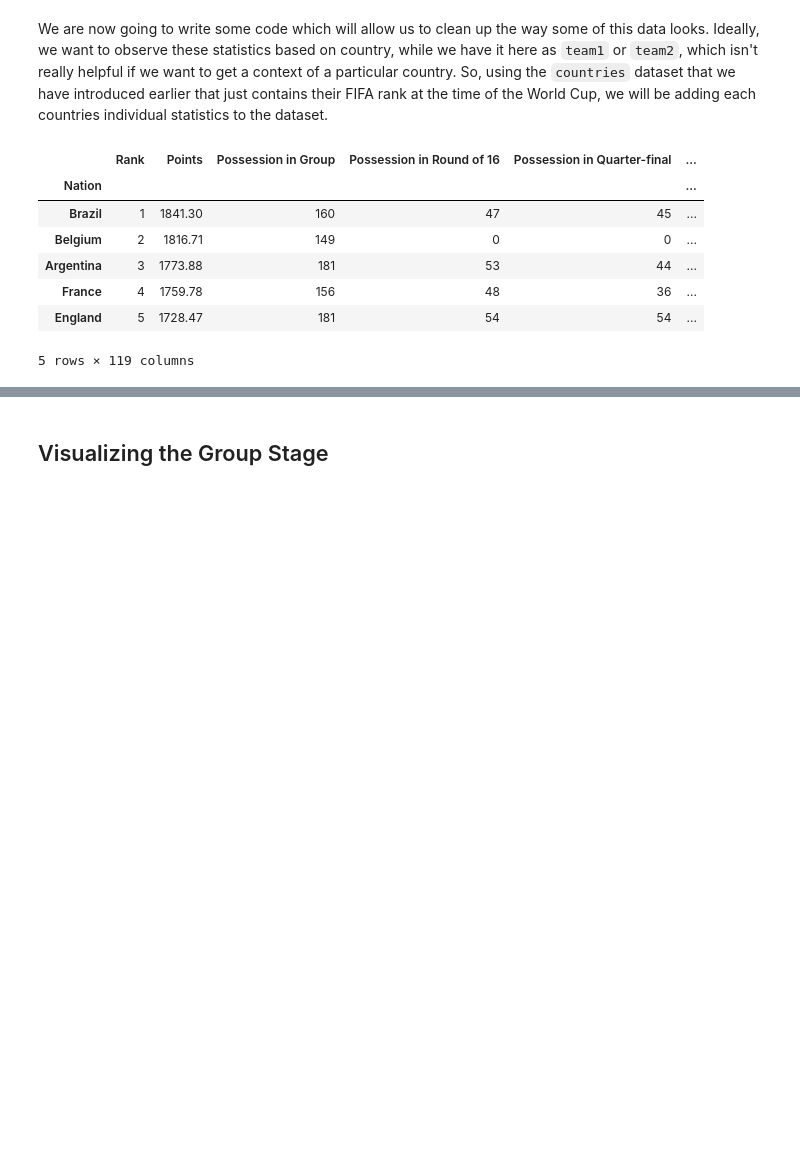
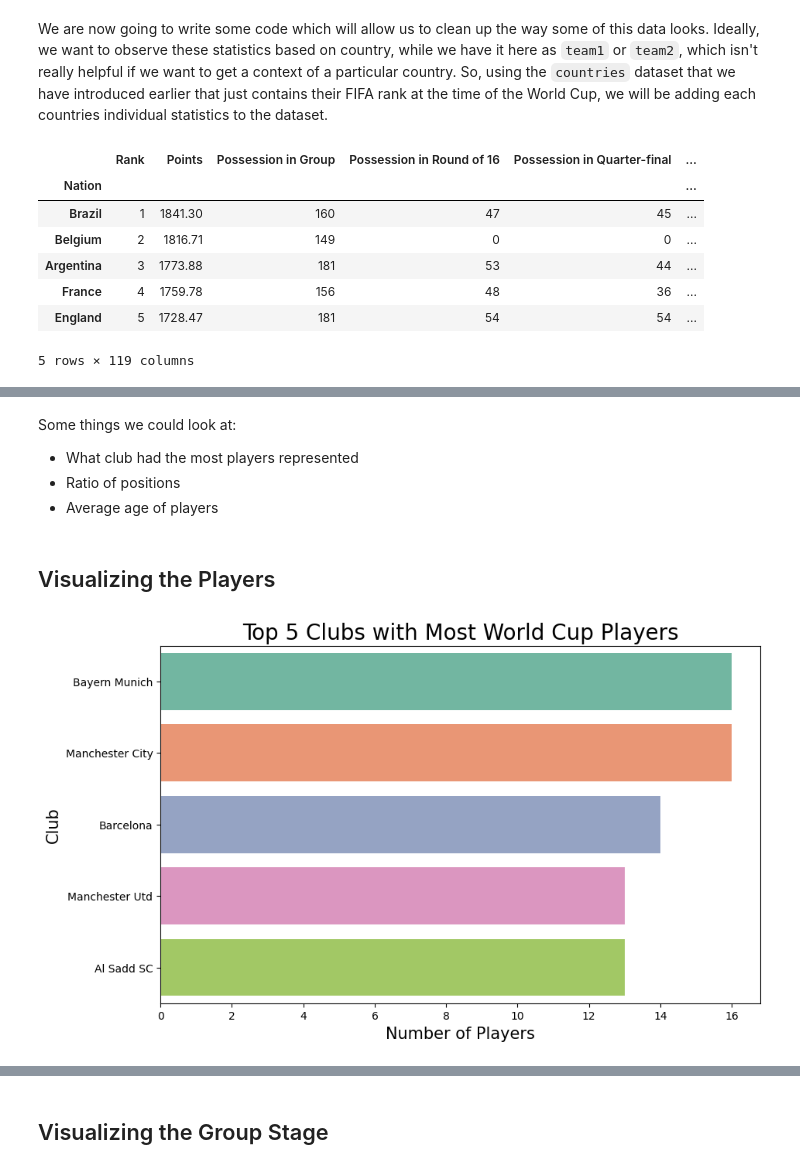
Before and after one commit to ccvale/2022-Qatar-World-Cup-Analysis, a Jupyter notebook: worldcup.ipynb, the cells around one changed output, grey strips where cells are left out. Cells and saved outputs as stored; diff of their text form; code cells hidden in the pictures; blank space fills up the shorter version.

Commit message:
added more data

```diff
--- a/worldcup.ipynb
+++ b/worldcup.ipynb
@@ -322,0 +362,26 @@ countries.head()
+# %%
+players = pd.read_csv('player_stats.csv')
+
+duplicate_columns = ['player', 'club', 'position', 'age', 'team', 'birth_year', 'minutes_90s']
+players = players[duplicate_columns]
+
+keeper_columns = ['position','team','age','club','birth_year','games','games_starts','minutes','minutes_90s']
+
+player_defense = pd.read_csv('player_defense.csv').drop(duplicate_columns[2:], axis=1)
+player_shooting = pd.read_csv('player_shooting.csv').drop(duplicate_columns[2:], axis=1)
+player_possession = pd.read_csv('player_possession.csv').drop(duplicate_columns[2:], axis=1)
+player_keepers = pd.read_csv('player_keepers.csv').drop(keeper_columns, axis=1)
+
+
+# merging all of the above dataframes into one
+players = players.merge(player_defense, on='player')
+players = players.merge(player_shooting, on='player')
+players = players.merge(player_possession, on='player')
+
+#players = players.merge(player_keepers, on='player') -> for some reason everything fucks up with keepers added
+
+
+players['age'] = players['age'].astype(str).str[:2].astype(int)
+
+
+players
@@ -322,0 +402,16 @@ countries.head()
+# %% [markdown]
+Some things we could look at:
+- What club had the most players represented
+- Ratio of positions
+- Average age of players
+# %% [markdown]
+## Visualizing the Players
+# %%
+plt.figure(figsize=(10, 6))
+sns.countplot(y='club', data=players, order=players['club'].value_counts().iloc[:5].index, palette='Set2')
+plt.title('Top 5 Clubs with Most World Cup Players', fontsize=20)
+plt.xlabel('Number of Players', fontsize=15)
+plt.ylabel('Club', fontsize=15)
+plt.show()
+# %% [output]
+[figure, added]
```
Also changed, not shown: parts of 19 cells of this notebook, 9 other files.
